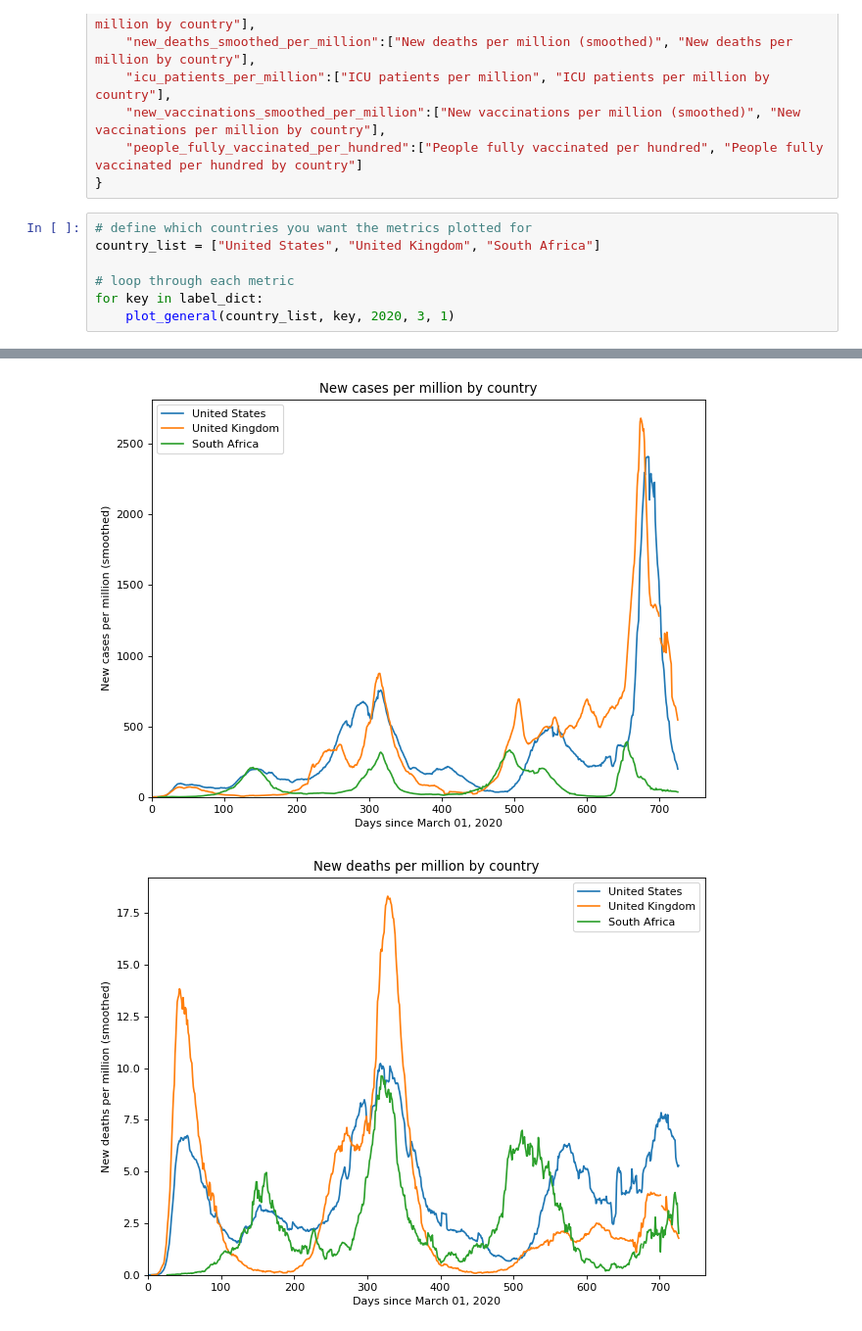
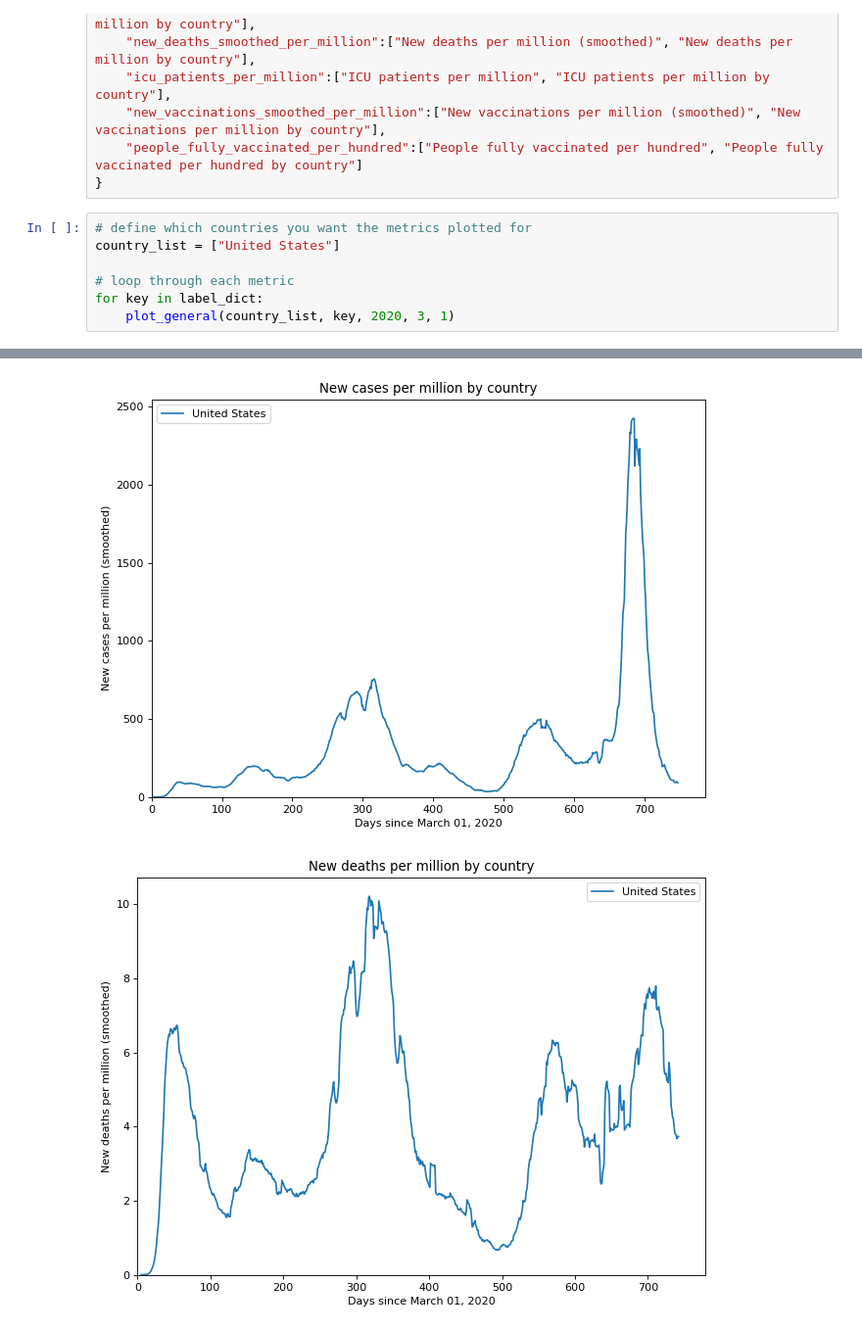
Before and after one commit to jan-anawilo/covid_data_plotter, a Jupyter notebook: covid_stats.ipynb, the cells around one changed output, grey strips where cells are left out. Shown: that part at 98% size. Drawn from its saved outputs; the diff is of its cells as text.

```diff
--- a/covid_stats.ipynb
+++ b/covid_stats.ipynb
@@ -57,7 +57,7 @@ label_dict = {
 }
 # %%
 # define which countries you want the metrics plotted for
-country_list = ["United States", "United Kingdom", "South Africa"]
+country_list = ["United States"]
 
 # loop through each metric
 for key in label_dict:
@@ -67,2 +67,2 @@ for key in label_dict:
-[figure, old version]
+[figure, new version]
-[figure, old version]
+[figure, new version]
```
Also changed, not shown: parts of 1 cell of this notebook.
